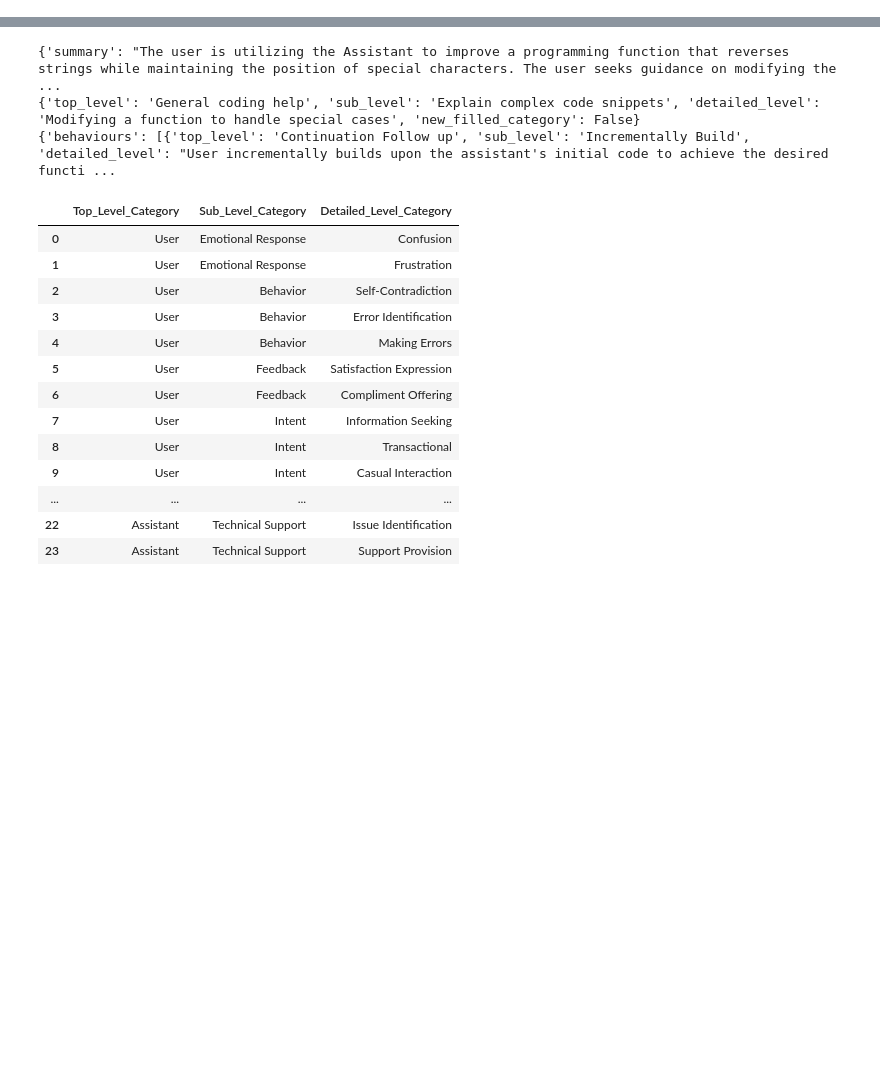
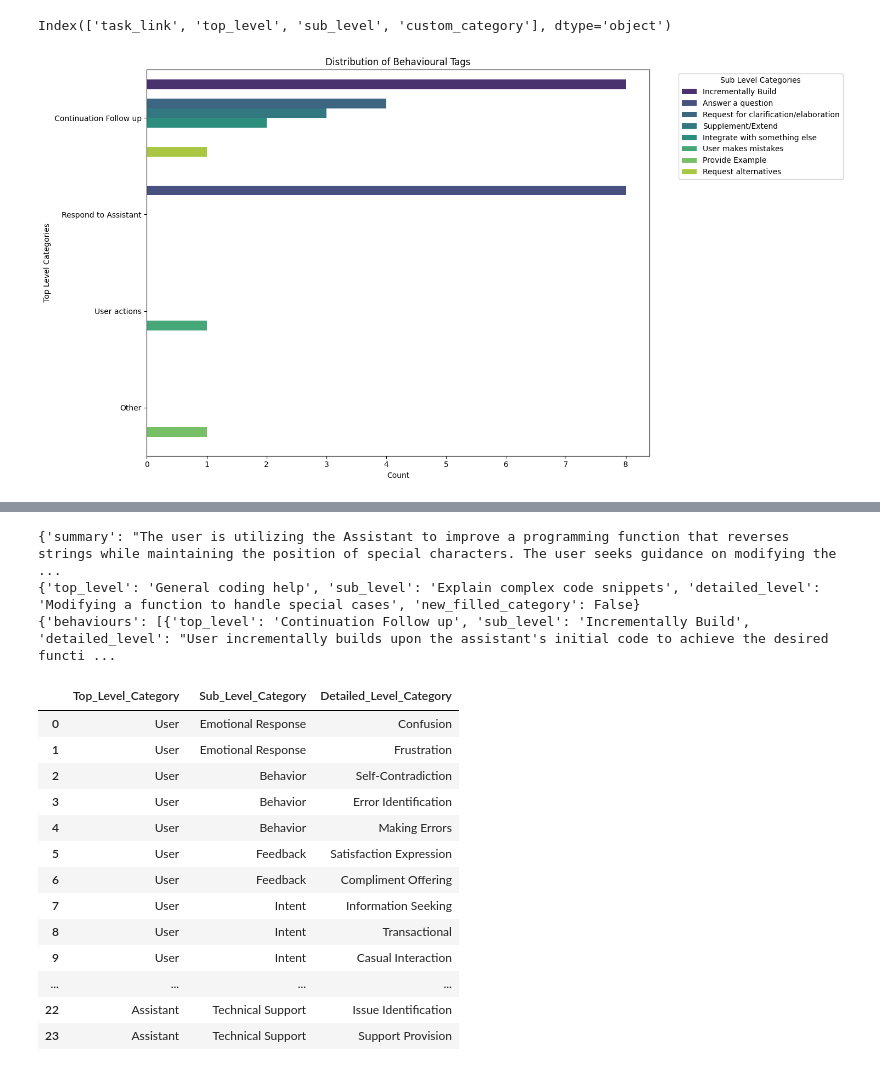
Before and after one commit to alexei-v-tu/character_tasks, a Jupyter notebook: operations/delivery/split_analytics/only_data_no_plots.ipynb, the cells around one changed output, grey strips where cells are left out. Cells and saved outputs as stored; diff of their text form; code cells hidden in the pictures; blank space fills up the shorter version.

```diff
--- a/operations/delivery/split_analytics/only_data_no_plots.ipynb
+++ b/operations/delivery/split_analytics/only_data_no_plots.ipynb
@@ -379,0 +373,4 @@ save_to_csv(behavioural_tags_data, bundle_dir, 'behavioural_tags_data')
+# %%
+behavioural_tags_data.columns
+# %% [output]
+Index(['task_link', 'top_level', 'sub_level', 'custom_category'], dtype='object')
@@ -379,0 +407,18 @@ save_to_csv(behavioural_tags_data, bundle_dir, 'behavioural_tags_data')
+# %%
+import matplotlib.pyplot as plt
+import seaborn as sns
+
+# Plot hierarchical data of behavioural_tags_data
+def plot_hierarchical_data(df):
+    plt.figure(figsize=(15, 8))
+    sns.countplot(data=df, y='top_level', hue='sub_level', palette='viridis')
+    plt.title('Distribution of Behavioural Tags')
+    plt.xlabel('Count')
+    plt.ylabel('Top Level Categories')
+    plt.legend(title='Sub Level Categories', bbox_to_anchor=(1.05, 1), loc='upper left')
+    plt.tight_layout()
+    plt.show()
+
+plot_hierarchical_data(behavioural_tags_data)
+# %% [output]
+[figure, added]
```
Also changed, not shown: parts of 19 cells of this notebook, 9 other files.
